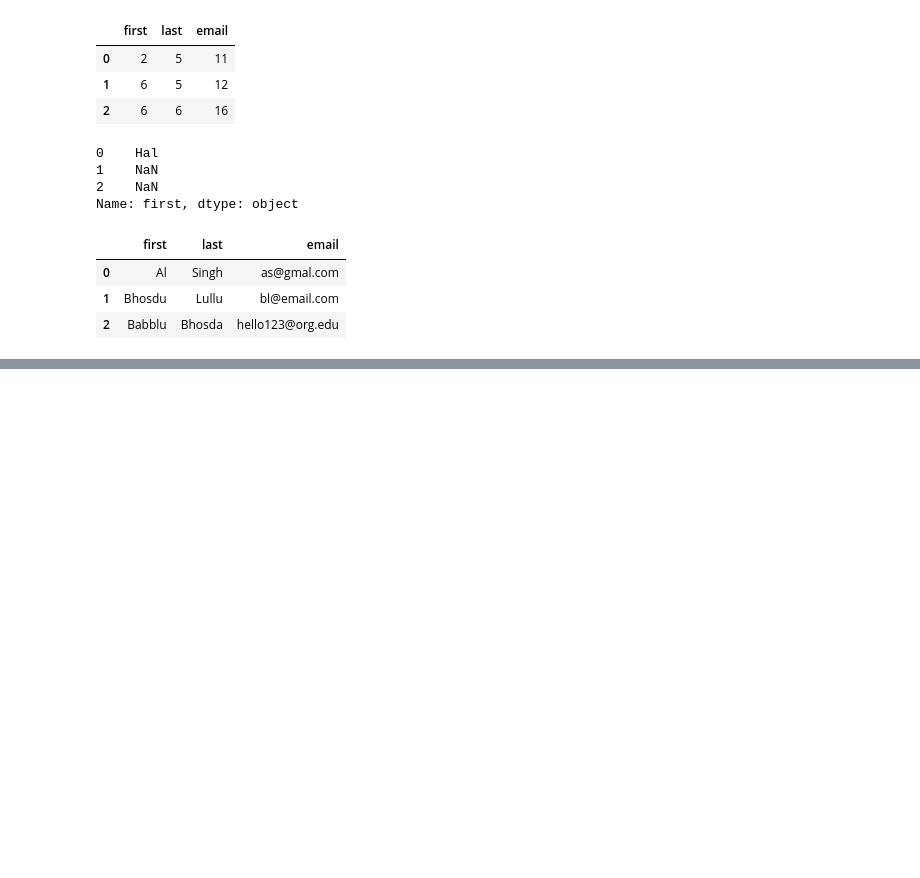
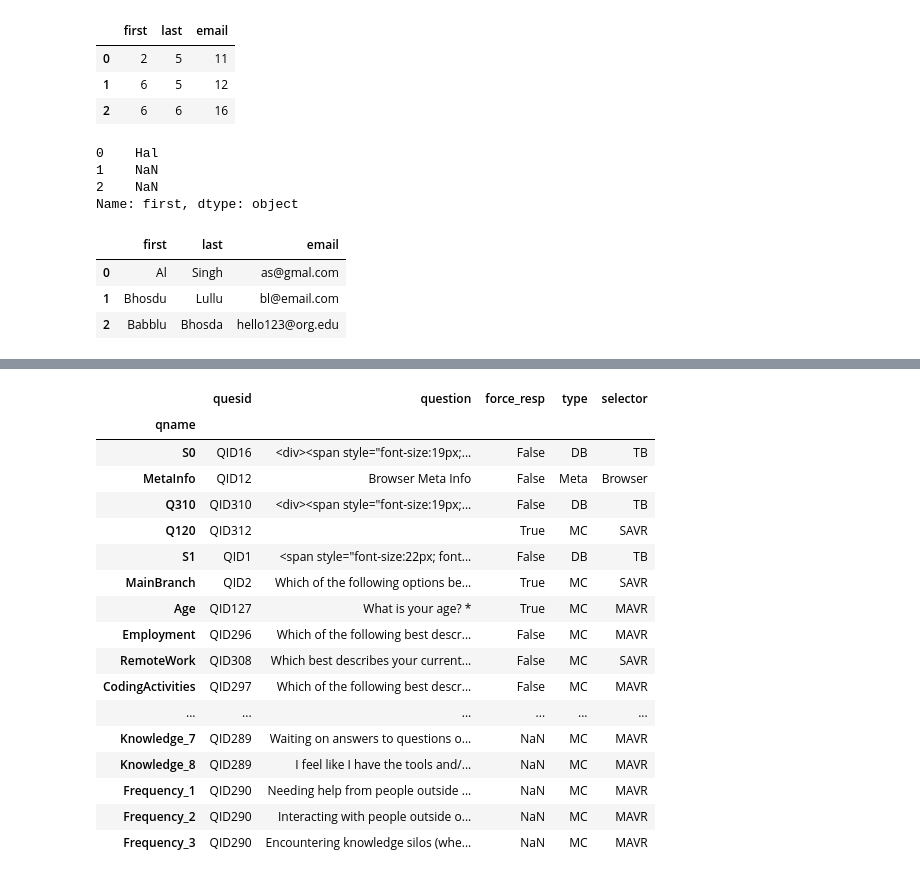
Before and after one commit to rahul-pandita/Pandas, a Jupyter notebook: 4_modifying_data.ipynb, the cells around one changed output, grey strips where cells are left out. Drawn from its saved outputs; the diff is of its cells as text; code cells hidden in the pictures; blank space fills up the shorter version.

```diff
--- a/4_modifying_data.ipynb
+++ b/4_modifying_data.ipynb
@@ -216,3 +216,9 @@ df
 | 0 | Al | Singh | as@gmal.com |
 | 1 | Bhosdu | Lullu | bl@email.com |
 | 2 | Babblu | Bhosda | hello123@org.edu |
+# %%
+df2 = pd.read_csv("data/survey_results_public.csv", index_col="ResponseId")
+schema_df = pd.read_csv("data/survey_results_schema.csv", index_col="qname")
+# %%
+pd.set_option("display.max_columns", 85)
+pd.set_option("display.max_rows", 85)
@@ -218,0 +245,23 @@ df
+# %%
+schema_df.rename(columns={"qid": "quesid"}, inplace=True)
+# %%
+schema_df
+# %% [output]
+|  | quesid | question | force_resp | type | selector |
+| qname |  |  |  |  |  |
+| S0 | QID16 | <div><span style="font-size:19px;... | False | DB | TB |
+| MetaInfo | QID12 | Browser Meta Info | False | Meta | Browser |
+| Q310 | QID310 | <div><span style="font-size:19px;... | False | DB | TB |
+| Q120 | QID312 |  | True | MC | SAVR |
+| S1 | QID1 | <span style="font-size:22px; font... | False | DB | TB |
+| MainBranch | QID2 | Which of the following options be... | True | MC | SAVR |
+| Age | QID127 | What is your age? * | True | MC | MAVR |
+| Employment | QID296 | Which of the following best descr... | False | MC | MAVR |
+| RemoteWork | QID308 | Which best describes your current... | False | MC | SAVR |
+| CodingActivities | QID297 | Which of the following best descr... | False | MC | MAVR |
+| ... | ... | ... | ... | ... | ... |
+| Knowledge_7 | QID289 | Waiting on answers to questions o... | NaN | MC | MAVR |
+| Knowledge_8 | QID289 | I feel like I have the tools and/... | NaN | MC | MAVR |
+| Frequency_1 | QID290 | Needing help from people outside ... | NaN | MC | MAVR |
+| Frequency_2 | QID290 | Interacting with people outside o... | NaN | MC | MAVR |
+| Frequency_3 | QID290 | Encountering knowledge silos (whe... | NaN | MC | MAVR |
```
Also changed, not shown: parts of 2 cells of this notebook.
